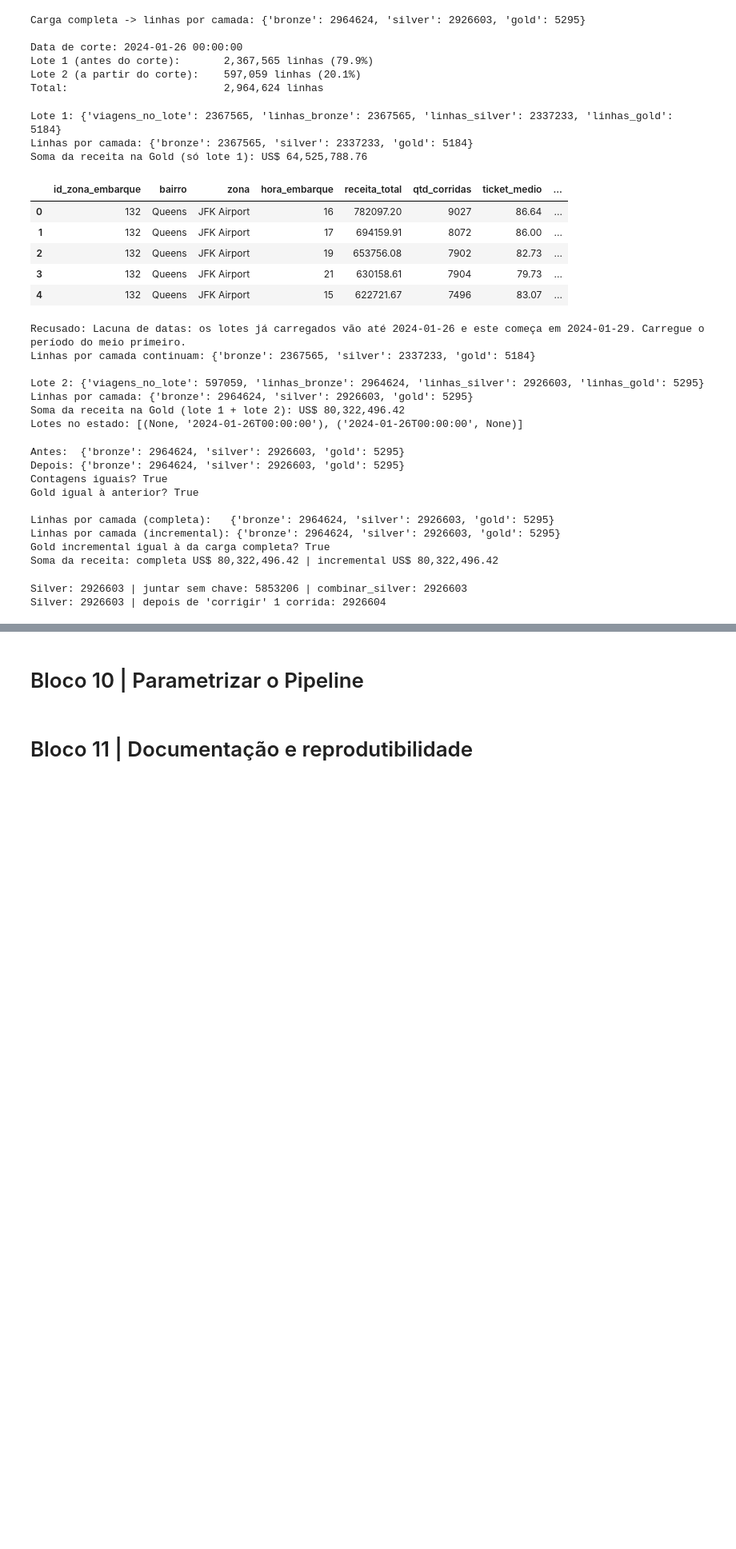
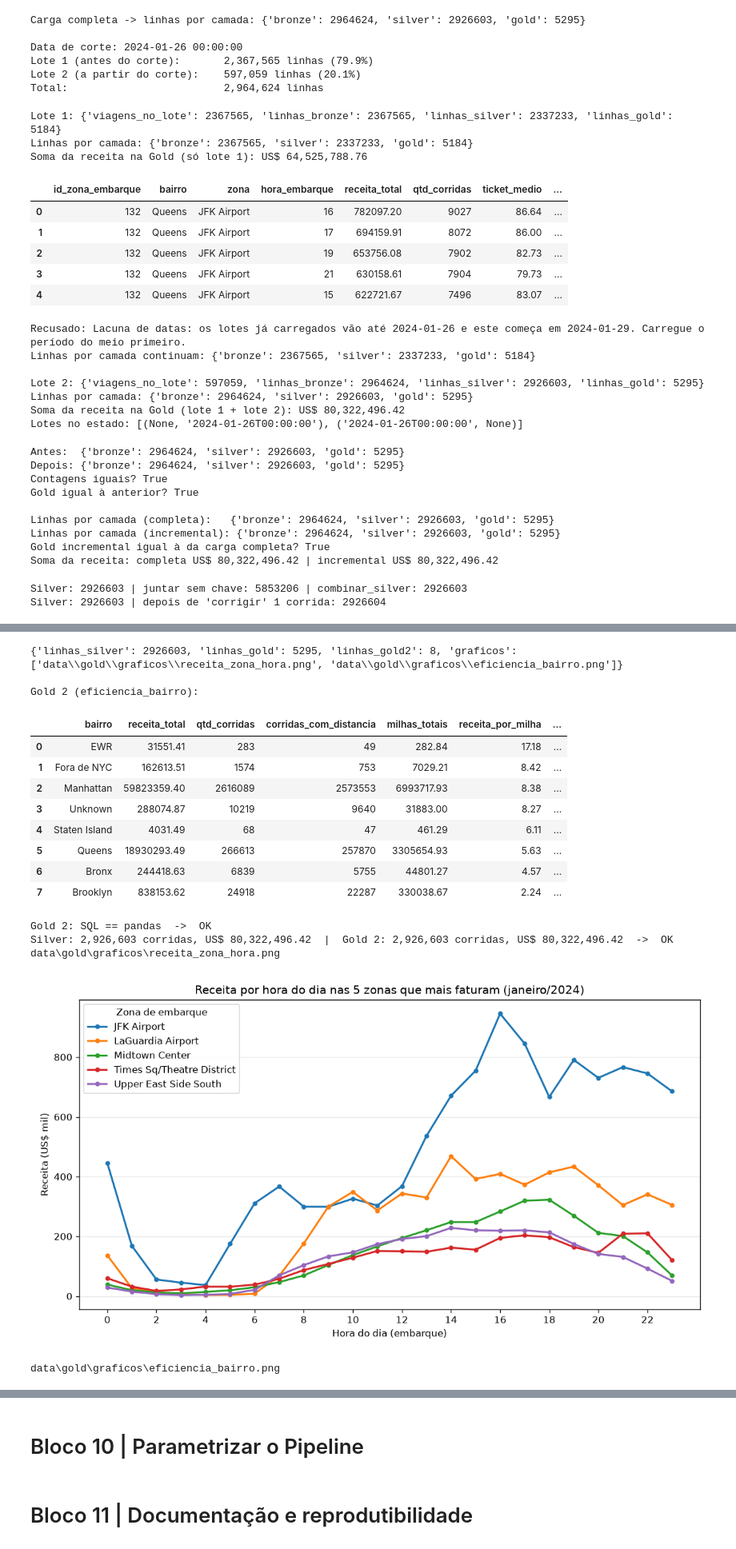
Before and after one commit to Grupo-02-2-Periodo-Faculdade-Donaduzzi/I.A-C.D-Grupo-2-2-periodo--Faculdade-Donaduzzi, a Jupyter notebook: pipeline_de_dados/Lista_de_atividades_Aula_09.ipynb, the cells around one changed output, grey strips where cells are left out. Shown at 80% size. Drawn from its saved outputs; the diff is of its cells as text; code cells hidden in the pictures; blank space fills up the shorter version.

```diff
--- a/pipeline_de_dados/Lista_de_atividades_Aula_09.ipynb
+++ b/pipeline_de_dados/Lista_de_atividades_Aula_09.ipynb
@@ -1136,8 +1136,8 @@ def pipeline():
         lambda r: (r["linhas_bronze_viagens"], r["linhas_silver"]))
     log["load"] = _rodar_etapa(
         execucao, "load", load, (silver, gold), arq_silver, "transform",
-        # escritas = linhas da Gold + linhas das dimensões e da fato
-        lambda r: (r["linhas_silver"], r["linhas_gold"] + r["linhas_dim_tempo"] + r["linhas_dim_zona"] + r["linhas_fato"]))
+        # escritas = linhas das Golds + linhas das dimensões e da fato
+        lambda r: (r["linhas_silver"], r["linhas_gold"] + r.get("linhas_gold2", 0) + r["linhas_dim_tempo"] + r["linhas_dim_zona"] + r["linhas_fato"]))
     return log
 # %%
 # Teste de dependência: apagar SÓ a Silver e chamar apenas o load()
@@ -1578,0 +1719,52 @@ Na Gold, o valor corrigido deveria substituir o antigo, ou seja, a receita da zo
+# %%
+from IPython.display import Image
+
+log_load = load(CONFIG["silver"], CONFIG["gold"])
+print({k: v for k, v in log_load.items() if k in ("linhas_silver", "linhas_gold", "linhas_gold2", "graficos")})
+
+pasta_gold = Path(CONFIG["gold"])
+gold2 = pd.read_parquet(pasta_gold / CONFIG["gold2_parquet"])
+print()
+print("Gold 2 (eficiencia_bairro):")
+display(gold2)
+
+# Consulta SQL que responde à pergunta 2 e comparação com o pandas
+con = sqlite3.connect(pasta_gold / CONFIG["gold_sqlite"])
+sql = f"""
+SELECT bairro, receita_total, qtd_corridas, corridas_com_distancia, milhas_totais, receita_por_milha, distancia_media, zonas_atendidas
+FROM {CONFIG["gold2_tabela"]}
+ORDER BY receita_por_milha DESC, bairro
+"""
+resultado_sql = pd.read_sql_query(sql, con)
+con.close()
+pd.testing.assert_frame_equal(resultado_sql, gold2, check_dtype=False, check_exact=False)
+print("Gold 2: SQL == pandas  ->  OK")
+
+# Reconciliação: a Gold 2 soma o mesmo que a Silver (nenhuma corrida perdida na agregação)
+silver = pd.read_parquet(Path(CONFIG["silver"]) / CONFIG["silver_arquivo"], columns=["valor_total", "distancia_milhas"])
+assert gold2["qtd_corridas"].sum() == len(silver)
+assert abs(gold2["receita_total"].sum() - silver["valor_total"].sum()) < 0.5
+print(f"Silver: {len(silver):,} corridas, US$ {silver['valor_total'].sum():,.2f}  |  "
+      f"Gold 2: {gold2['qtd_corridas'].sum():,} corridas, US$ {gold2['receita_total'].sum():,.2f}  ->  OK")
+
+for png in log_load["graficos"]:
+    print(png)
+    display(Image(filename=png))
+# %% [output]
+{'linhas_silver': 2926603, 'linhas_gold': 5295, 'linhas_gold2': 8, 'graficos': ['data\\gold\\graficos\\receita_zona_hora.png', 'data\\gold\\graficos\\eficiencia_bairro.png']}
+
+Gold 2 (eficiencia_bairro):
+|  | bairro | receita_total | qtd_corridas | corridas_com_distancia | milhas_totais | receita_por_milha | ... |
+| 0 | EWR | 31551.41 | 283 | 49 | 282.84 | 17.18 | ... |
+| 1 | Fora de NYC | 162613.51 | 1574 | 753 | 7029.21 | 8.42 | ... |
+| 2 | Manhattan | 59823359.40 | 2616089 | 2573553 | 6993717.93 | 8.38 | ... |
+| 3 | Unknown | 288074.87 | 10219 | 9640 | 31883.00 | 8.27 | ... |
+| 4 | Staten Island | 4031.49 | 68 | 47 | 461.29 | 6.11 | ... |
+| 5 | Queens | 18930293.49 | 266613 | 257870 | 3305654.93 | 5.63 | ... |
+| 6 | Bronx | 244418.63 | 6839 | 5755 | 44801.27 | 4.57 | ... |
+| 7 | Brooklyn | 838153.62 | 24918 | 22287 | 330038.67 | 2.24 | ... |
+Gold 2: SQL == pandas  ->  OK
+Silver: 2,926,603 corridas, US$ 80,322,496.42  |  Gold 2: 2,926,603 corridas, US$ 80,322,496.42  ->  OK
+data\gold\graficos\receita_zona_hora.png
+[figure, added]
+data\gold\graficos\eficiencia_bairro.png
```
Also changed, not shown: parts of 7 cells of this notebook.
